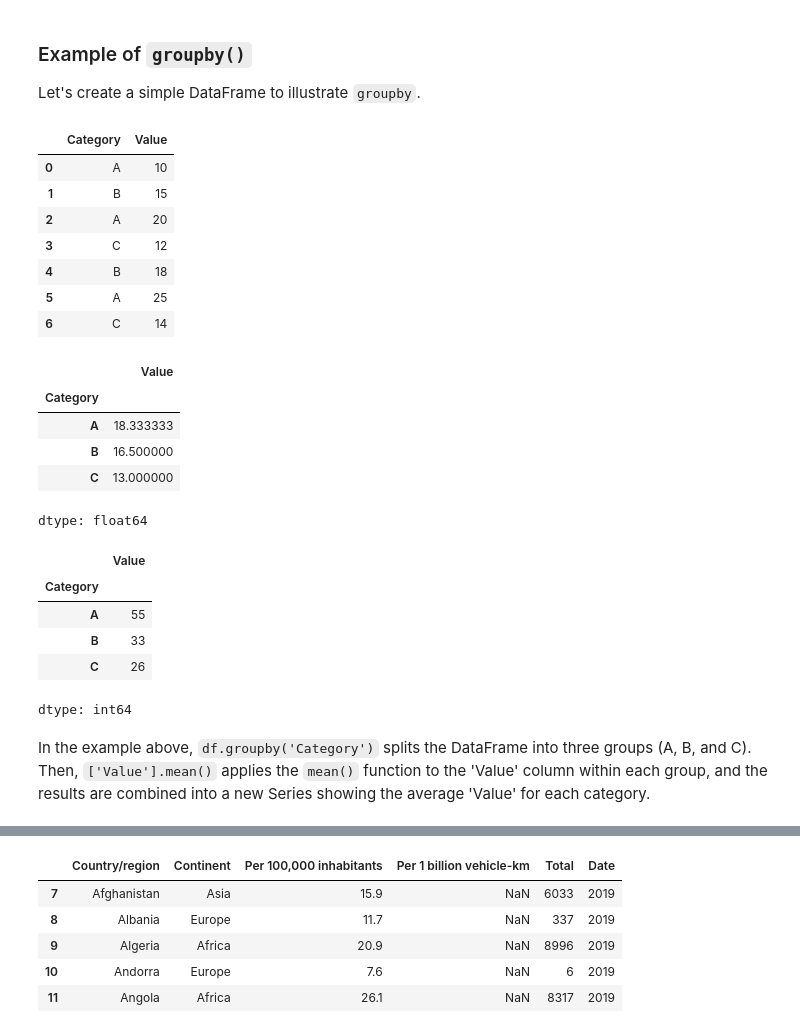
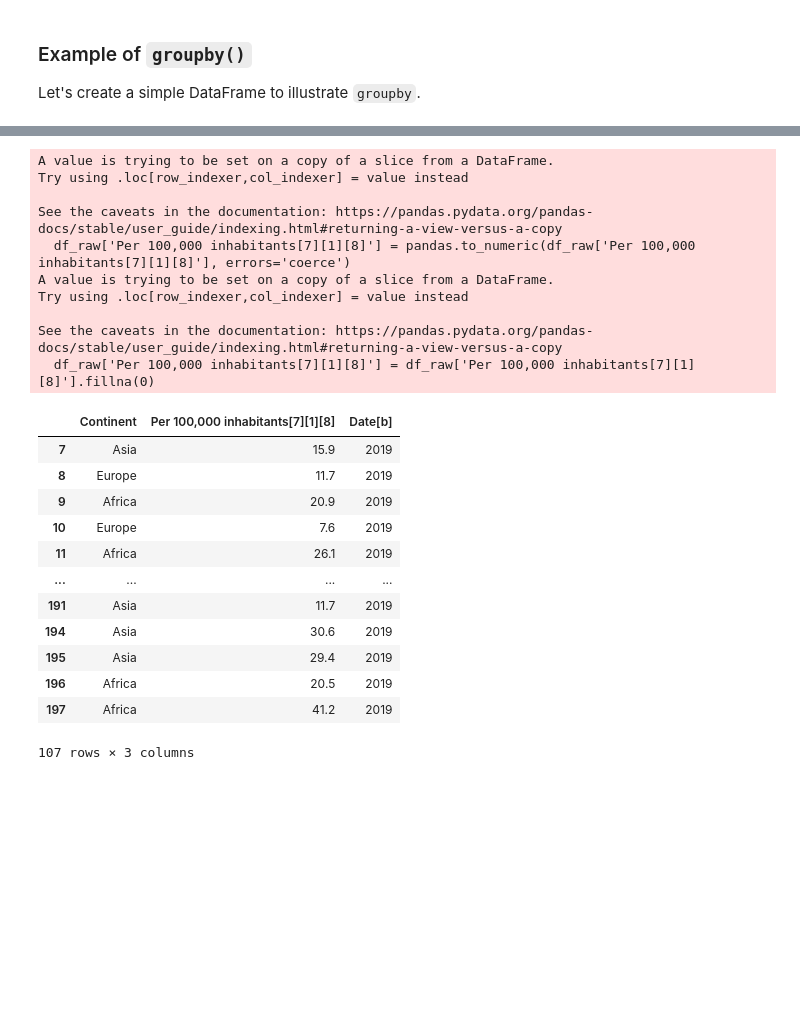
Before and after one commit to ezhang0322-glitch/QM2, a Jupyter notebook: notebooks/W02. Pandas.ipynb, the cells around one changed output, grey strips where cells are left out. Cells and saved outputs as stored; diff of their text form; code cells hidden in the pictures; blank space fills up the shorter version.

```diff
--- a/notebooks/W02. Pandas.ipynb
+++ b/notebooks/W02. Pandas.ipynb
@@ -448,47 +454,6 @@ using this URL, `https://en.wikipedia.org/wiki/List_of_countries_by_traffic-rela
 ### Example of `groupby()`
 
 Let's create a simple DataFrame to illustrate `groupby`.
-# %%
-import pandas as pd
-
-# Sample DataFrame
-data = {
-    'Category': ['A', 'B', 'A', 'C', 'B', 'A', 'C'],
-    'Value': [10, 15, 20, 12, 18, 25, 14]
-}
-df = pd.DataFrame(data)
-display(df)
-
-# Group by 'Category' and calculate the mean of 'Value' for each category
-mean_by_category = df.groupby('Category')['Value'].mean()
-display(mean_by_category)
-
-# Group by 'Category' and get the sum of 'Value' for each category
-sum_by_category = df.groupby('Category')['Value'].sum()
-display(sum_by_category)
-# %% [output]
-|  | Category | Value |
-| 0 | A | 10 |
-| 1 | B | 15 |
-| 2 | A | 20 |
-| 3 | C | 12 |
-| 4 | B | 18 |
-| 5 | A | 25 |
-| 6 | C | 14 |
-|  | Value |
-| Category |  |
-| A | 18.333333 |
-| B | 16.500000 |
-| C | 13.000000 |
-dtype: float64
-|  | Value |
-| Category |  |
-| A | 55 |
-| B | 33 |
-| C | 26 |
-dtype: int64
-# %% [markdown]
-In the example above, `df.groupby('Category')` splits the DataFrame into three groups (A, B, and C). Then, `['Value'].mean()` applies the `mean()` function to the 'Value' column within each group, and the results are combined into a new Series showing the average 'Value' for each category.
 # %%
 import pandas
 import pylab
@@ -516,15 +481,33 @@ tables[0].head()
 | 3 | Western Pacific | NaN | 15.2 | NaN | 317393 | 2021 |
 | 4 | Southeast Asia | NaN | 16.1 | NaN | 317069 | 2021 |
 # %%
-df_raw = df_raw[df_raw['Date'] == '2019']
-df_raw['Per 100,000 inhabitants'] = pandas.to_numeric(df_raw['Per 100,000 inhabitants'], errors='coerce')
-df_raw['Per 100,000 inhabitants'] = df_raw['Per 100,000 inhabitants'].fillna(0)
-df_raw.head()
+df_raw = tables[0]
+df_raw = df_raw[df_raw['Date[b]'] == '2019']
+df_raw['Per 100,000 inhabitants[7][1][8]'] = pandas.to_numeric(df_raw['Per 100,000 inhabitants[7][1][8]'], errors='coerce')
+df_raw['Per 100,000 inhabitants[7][1][8]'] = df_raw['Per 100,000 inhabitants[7][1][8]'].fillna(0)
+df_raw[['Continent','Per 100,000 inhabitants[7][1][8]','Date[b]']]
 # %% [output]
+A value is trying to be set on a copy of a slice from a DataFrame.
+Try using .loc[row_indexer,col_indexer] = value instead
+
+See the caveats in the documentation: https://pandas.pydata.org/pandas-docs/stable/user_guide/indexing.html#returning-a-view-versus-a-copy
+  df_raw['Per 100,000 inhabitants[7][1][8]'] = pandas.to_numeric(df_raw['Per 100,000 inhabitants[7][1][8]'], errors='coerce')
+A value is trying to be set on a copy of a slice from a DataFrame.
+Try using .loc[row_indexer,col_indexer] = value instead
+
+See the caveats in the documentation: https://pandas.pydata.org/pandas-docs/stable/user_guide/indexing.html#returning-a-view-versus-a-copy
+  df_raw['Per 100,000 inhabitants[7][1][8]'] = df_raw['Per 100,000 inhabitants[7][1][8]'].fillna(0)
-|  | Country/region | Continent | Per 100,000 inhabitants | Per 1 billion vehicle-km | Total | Date |
-| 7 | Afghanistan | Asia | 15.9 | NaN | 6033 | 2019 |
-| 8 | Albania | Europe | 11.7 | NaN | 337 | 2019 |
-| 9 | Algeria | Africa | 20.9 | NaN | 8996 | 2019 |
-| 10 | Andorra | Europe | 7.6 | NaN | 6 | 2019 |
-| 11 | Angola | Africa | 26.1 | NaN | 8317 | 2019 |
+|  | Continent | Per 100,000 inhabitants[7][1][8] | Date[b] |
+| 7 | Asia | 15.9 | 2019 |
+| 8 | Europe | 11.7 | 2019 |
+| 9 | Africa | 20.9 | 2019 |
+| 10 | Europe | 7.6 | 2019 |
+| 11 | Africa | 26.1 | 2019 |
+| ... | ... | ... | ... |
+| 191 | Asia | 11.7 | 2019 |
+| 194 | Asia | 30.6 | 2019 |
+| 195 | Asia | 29.4 | 2019 |
+| 196 | Africa | 20.5 | 2019 |
+| 197 | Africa | 41.2 | 2019 |
+107 rows × 3 columns
 # %%
```
Also changed, not shown: parts of 5 cells of this notebook.
